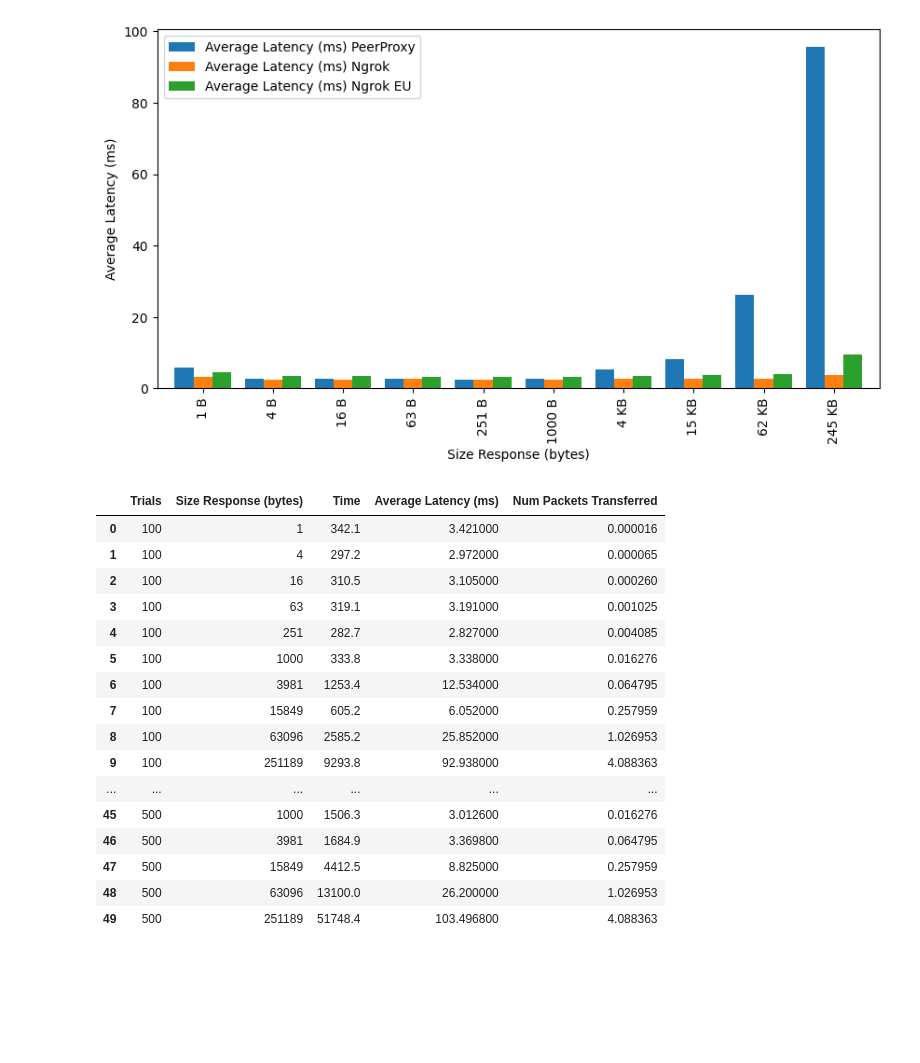
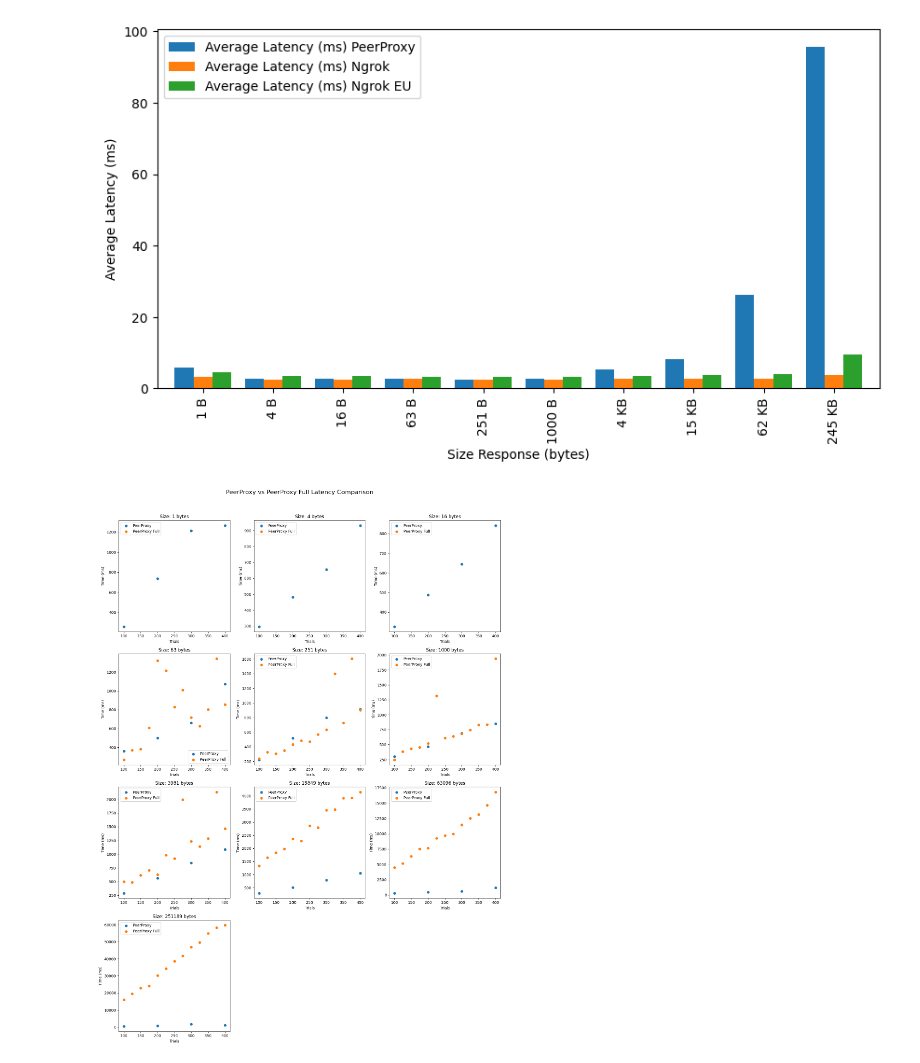
Before and after one commit to Nathanllee1/PeerProxy, a Jupyter notebook: profiling/automatedTesting/latency.ipynb, the cells around one changed output. Drawn from its saved outputs; the diff is of its cells as text; code cells hidden in the pictures; blank space fills up the shorter version.

```diff
--- a/profiling/automatedTesting/latency.ipynb
+++ b/profiling/automatedTesting/latency.ipynb
@@ -269,23 +269,9 @@ plt.show()
 # %% [output]
 TypeError: cannot unpack non-iterable int object
 [figure]
-# %%
-df
-# %% [output]
-|  | Trials | Size Response (bytes) | Time | Average Latency (ms) | Num Packets Transferred |
-| 0 | 100 | 1 | 342.1 | 3.421000 | 0.000016 |
-| 1 | 100 | 4 | 297.2 | 2.972000 | 0.000065 |
-| 2 | 100 | 16 | 310.5 | 3.105000 | 0.000260 |
-| 3 | 100 | 63 | 319.1 | 3.191000 | 0.001025 |
-| 4 | 100 | 251 | 282.7 | 2.827000 | 0.004085 |
-| 5 | 100 | 1000 | 333.8 | 3.338000 | 0.016276 |
-| 6 | 100 | 3981 | 1253.4 | 12.534000 | 0.064795 |
-| 7 | 100 | 15849 | 605.2 | 6.052000 | 0.257959 |
-| 8 | 100 | 63096 | 2585.2 | 25.852000 | 1.026953 |
-| 9 | 100 | 251189 | 9293.8 | 92.938000 | 4.088363 |
-| ... | ... | ... | ... | ... | ... |
-| 45 | 500 | 1000 | 1506.3 | 3.012600 | 0.016276 |
-| 46 | 500 | 3981 | 1684.9 | 3.369800 | 0.064795 |
-| 47 | 500 | 15849 | 4412.5 | 8.825000 | 0.257959 |
-| 48 | 500 | 63096 | 13100.0 | 26.200000 | 1.026953 |
-| 49 | 500 | 251189 | 51748.4 | 103.496800 | 4.088363 |
+# %%
+fullPeerProxy = pd.read_csv('results/download/latency/peerproxy.csv')
+
+plot_latency_comparison([ngrok, fullPeerProxy], ['PeerProxy', 'PeerProxy Full'], 'PeerProxy vs PeerProxy Full Latency Comparison')
+# %% [output]
+[figure, added]
```
Also changed, not shown: 19 other files.
